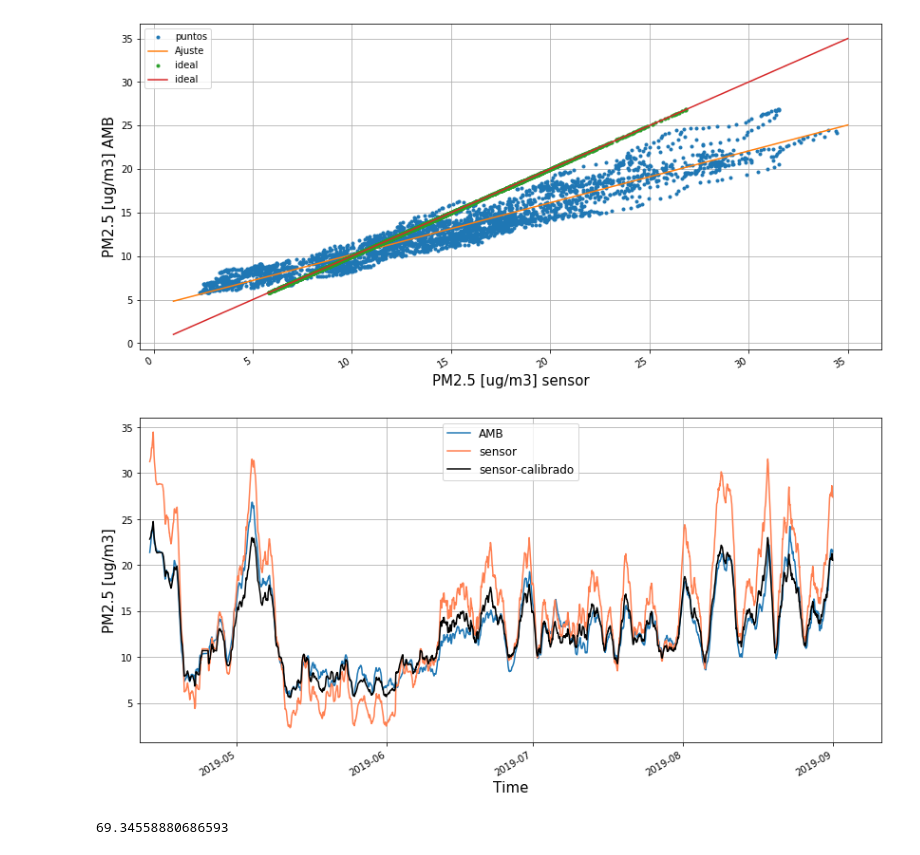
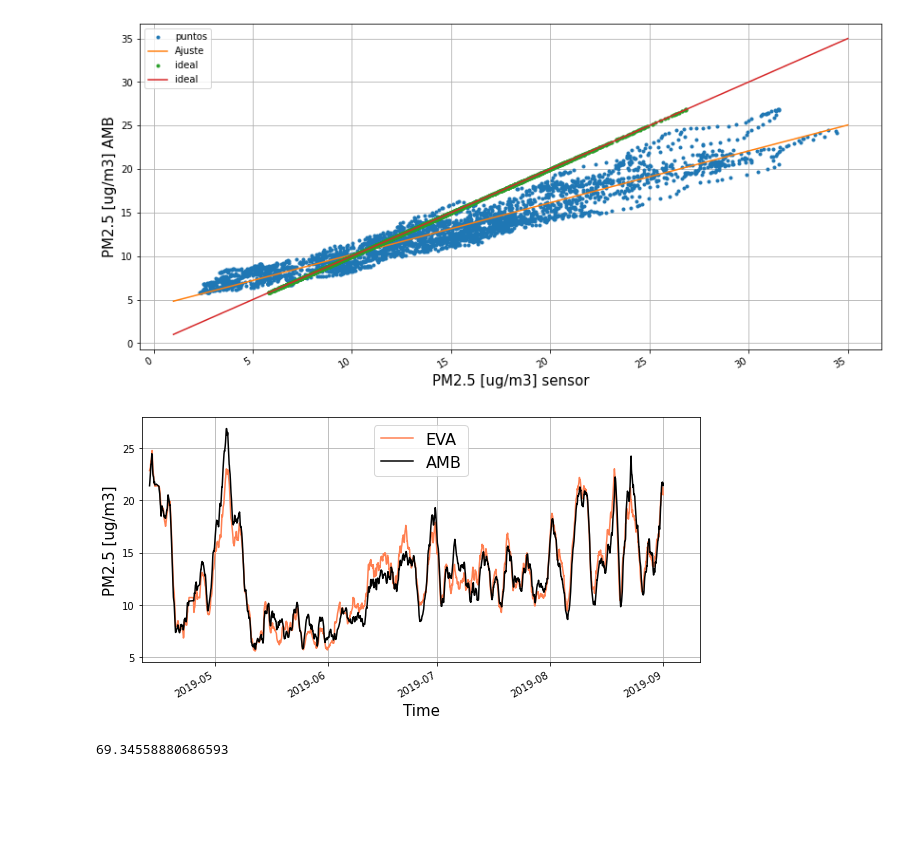
Before and after one commit to miguelta281/MetodosMatematicosII, a Jupyter notebook: Calibración_de_un_sensor/Calibración.ipynb, the cells around one changed output. Cells and saved outputs as stored; diff of their text form; code cells hidden in the pictures; blank space fills up the shorter version.

```diff
--- a/Calibración_de_un_sensor/Calibración.ipynb
+++ b/Calibración_de_un_sensor/Calibración.ipynb
@@ -433,20 +429,22 @@ plt.show()
 # %% [output]
 [figure]
 # %%
-plt.figure(figsize=(14,7))
+plt.figure(figsize=(10,5))
 plt.gcf().autofmt_xdate()
 plt.ylabel('PM2.5 [ug/m3]', fontsize = 15)
 plt.xlabel('Time', fontsize = 15)
 plt.gcf().autofmt_xdate()
-plt.plot(data["time"],data["AMB"], label = "AMB")
-plt.plot(data["time"],data["sensor"], label = "sensor", color = "coral")
-plt.plot(data["time"],correccion, label = "sensor-calibrado", color = "k")
+
+#plt.plot(data["time"],data["sensor"], label = "sensor", color = "coral")
+plt.plot(data["time"],correccion, color = 'coral', label = "EVA",lw =1.5)
+plt.plot(data["time"],data["AMB"], label = "AMB",color = 'k' , lw = 1.5)
 plt.xlim((datetime(2019,4,11),datetime(2019,9,11)))
-plt.legend(loc = 9, fontsize = 12)
+plt.legend(loc = 9, fontsize = 16)
 plt.grid()
+plt.savefig('EVA_AMB.png', format='png', dpi=1200, orientation='landscape', bbox_inches='tight')
 plt.show()
 # %% [output]
-[figure, old version]
+[figure, new version]
 # %%
 distancia_modelo = np.sqrt(np.sum((data["AMB"] - correccion) ** 2))
 print (distancia_modelo)
```
Also changed, not shown: parts of 1 cell of this notebook, 3 other files.
